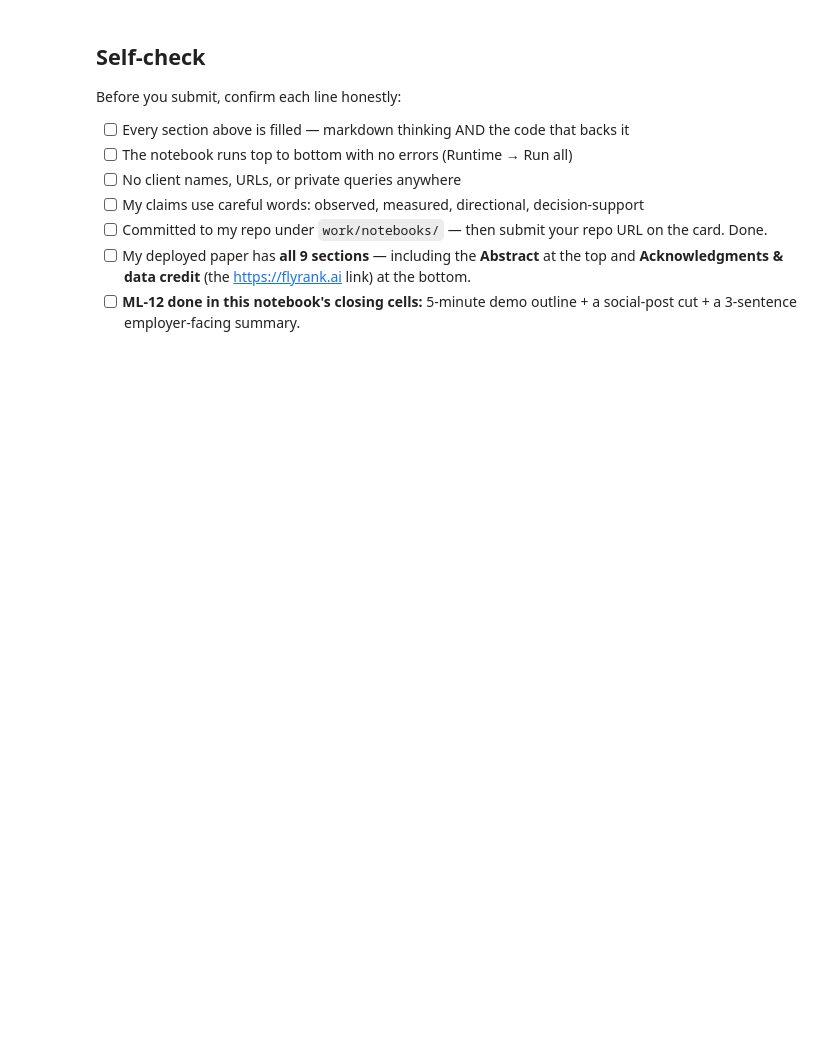
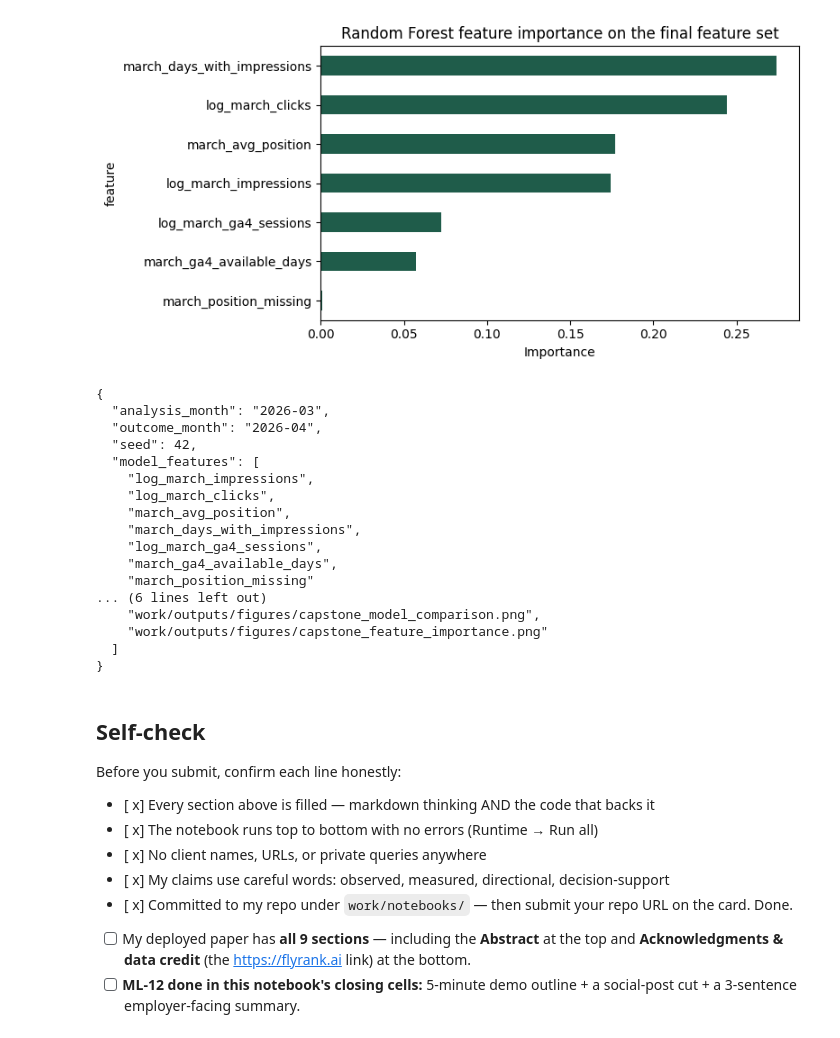
Before and after one commit to Damasoumana1/flyrank-ml-internship-july2026, a Jupyter notebook: work/notebooks/capstone.ipynb, the cells around one changed output. Saved outputs shown, nothing was run; the diff lists cells and outputs as text; code cells hidden in the pictures; blank space fills up the shorter version.

```diff
--- a/work/notebooks/capstone.ipynb
+++ b/work/notebooks/capstone.ipynb
@@ -37,12 +475,66 @@ This skeleton is yours to fill. Work the sections **in order** — each one has
+# %%
+# Feature sanity check and paper artifact manifest.
+rf = models["random_forest"]
+rf_preprocess = rf.named_steps["preprocess"]
+rf_model = rf.named_steps["model"]
+feature_importance = pd.DataFrame({
+    "feature": MODEL_FEATURES,
+    "importance": rf_model.feature_importances_,
+}).sort_values("importance", ascending=False)
+
+ax = feature_importance.head(7).sort_values("importance").plot(
+    kind="barh", x="feature", y="importance", figsize=(8, 4), legend=False, color="#1F5C4A"
+)
+ax.set_title("Random Forest feature importance on the final feature set")
+ax.set_xlabel("Importance")
+plt.tight_layout()
+plt.savefig("work/outputs/figures/capstone_feature_importance.png", dpi=160)
+plt.show()
+
+audit_manifest = {
+    "analysis_month": ANALYSIS_MONTH,
+    "outcome_month": OUTCOME_MONTH,
+    "seed": SEED,
+    "model_features": MODEL_FEATURES,
+    "target": TARGET,
+    "group_column": GROUP,
+    "future_or_label_features_in_model": [],
+    "metrics_file": "work/outputs/capstone_metrics.json",
+    "figures": [
+        "work/outputs/figures/capstone_model_comparison.png",
+        "work/outputs/figures/capstone_feature_importance.png",
+    ],
+}
+Path("work/outputs/capstone_audit_manifest.json").write_text(json.dumps(audit_manifest, indent=2))
+print(json.dumps(audit_manifest, indent=2))
+# %% [output]
+[figure, added]
+{
+  "analysis_month": "2026-03",
+  "outcome_month": "2026-04",
+  "seed": 42,
+  "model_features": [
+    "log_march_impressions",
+    "log_march_clicks",
+    "march_avg_position",
+    "march_days_with_impressions",
+    "log_march_ga4_sessions",
+    "march_ga4_available_days",
+    "march_position_missing"
+... (6 lines left out)
+    "work/outputs/figures/capstone_model_comparison.png",
+    "work/outputs/figures/capstone_feature_importance.png"
+  ]
+}
 # %% [markdown]
 ## Self-check
 
 Before you submit, confirm each line honestly:
 
-- [ ] Every section above is filled — markdown thinking AND the code that backs it
-- [ ] The notebook runs top to bottom with no errors (Runtime → Run all)
-- [ ] No client names, URLs, or private queries anywhere
-- [ ] My claims use careful words: observed, measured, directional, decision-support
-- [ ] Committed to my repo under `work/notebooks/` — then submit your repo URL on the card. Done.
+- [ x] Every section above is filled — markdown thinking AND the code that backs it
+- [ x] The notebook runs top to bottom with no errors (Runtime → Run all)
+- [ x] No client names, URLs, or private queries anywhere
+- [ x] My claims use careful words: observed, measured, directional, decision-support
+- [ x] Committed to my repo under `work/notebooks/` — then submit your repo URL on the card. Done.
 - [ ] My deployed paper has **all 9 sections** — including the **Abstract** at the top and **Acknowledgments & data credit** (the https://flyrank.ai link) at the bottom.
 - [ ] **ML-12 done in this notebook's closing cells:** 5-minute demo outline + a social-post cut + a 3-sentence employer-facing summary.
```
Also changed, not shown: parts of 21 cells of this notebook.
